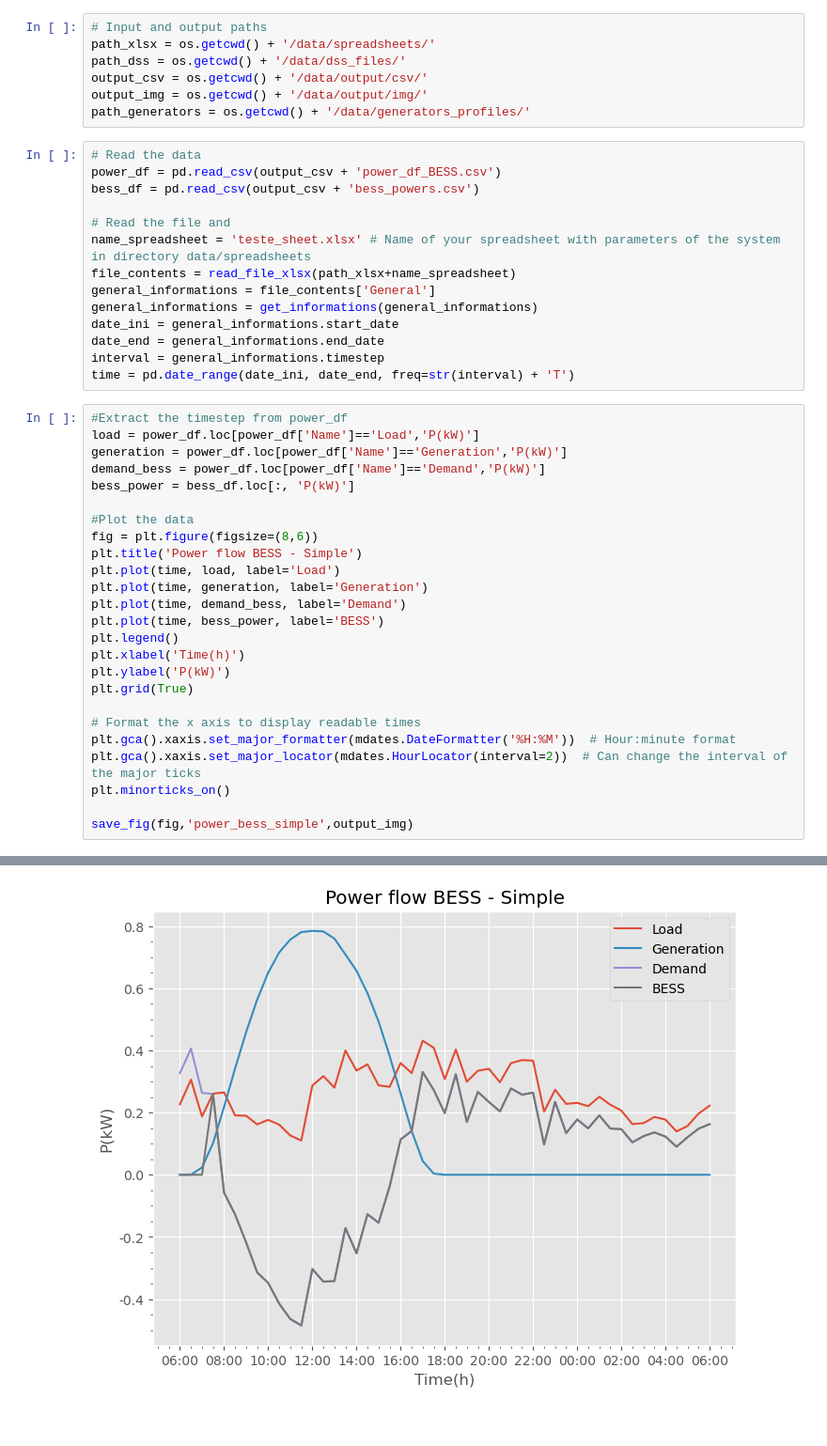
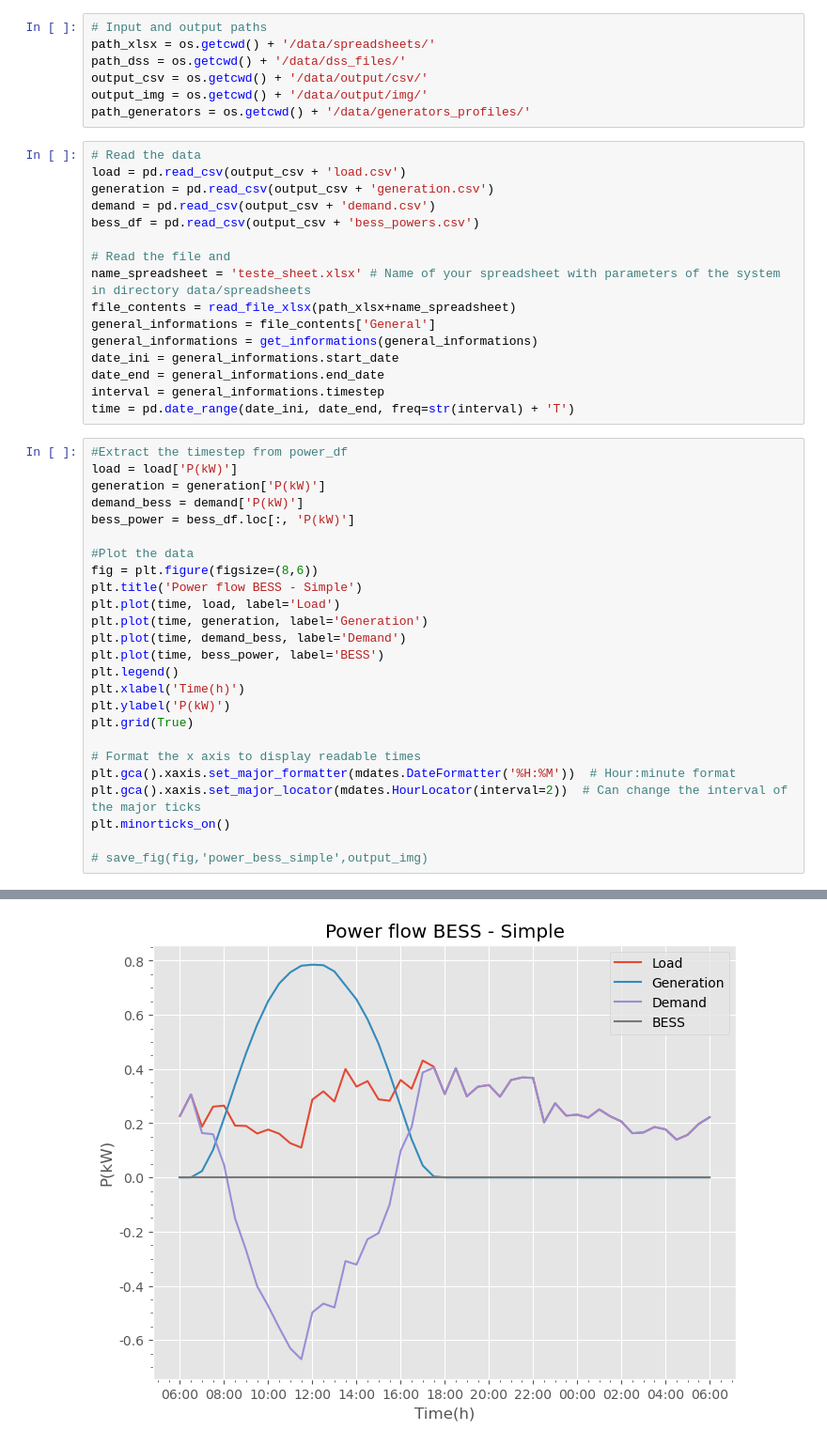
Before and after one commit to JCARNEIROX/GridFlexPy, a Jupyter notebook: visualize_data.ipynb, the cells around one changed output, grey strips where cells are left out. Shown: that part at 94% size. Saved outputs shown, nothing was run; the diff lists cells and outputs as text.

```diff
--- a/visualize_data.ipynb
+++ b/visualize_data.ipynb
@@ -25,7 +25,9 @@ output_img = os.getcwd() + '/data/output/img/'
 path_generators = os.getcwd() + '/data/generators_profiles/'
 # %%
 # Read the data
-power_df = pd.read_csv(output_csv + 'power_df_BESS.csv')
+load = pd.read_csv(output_csv + 'load.csv')
+generation = pd.read_csv(output_csv + 'generation.csv')
+demand = pd.read_csv(output_csv + 'demand.csv')
 bess_df = pd.read_csv(output_csv + 'bess_powers.csv')
 
 # Read the file and
@@ -39,9 +41,9 @@ interval = general_informations.timestep
 time = pd.date_range(date_ini, date_end, freq=str(interval) + 'T')
 # %%
 #Extract the timestep from power_df
-load = power_df.loc[power_df['Name']=='Load','P(kW)']
-generation = power_df.loc[power_df['Name']=='Generation','P(kW)']
-demand_bess = power_df.loc[power_df['Name']=='Demand','P(kW)']
+load = load['P(kW)']
+generation = generation['P(kW)']
+demand_bess = demand['P(kW)']
 bess_power = bess_df.loc[:, 'P(kW)']
 
 #Plot the data
@@ -61,5 +63,5 @@ plt.gca().xaxis.set_major_formatter(mdates.DateFormatter('%H:%M'))  # Hour:minut
 plt.gca().xaxis.set_major_locator(mdates.HourLocator(interval=2))  # Can change the interval of the major ticks
 plt.minorticks_on()
 
-save_fig(fig,'power_bess_simple',output_img)
+# save_fig(fig,'power_bess_simple',output_img)
 # %% [output]
@@ -67,4 +68,4 @@ Figura salva em: c:\Users\joao9\GitHub\GridFlexPy/data/output/img/
-[figure, old version]
+[figure, new version]
 # %%
 bes_energy = bess_df.loc[:, 'E(kWh)']
 
```
Also changed, not shown: parts of 3 cells of this notebook, 19 other files.
